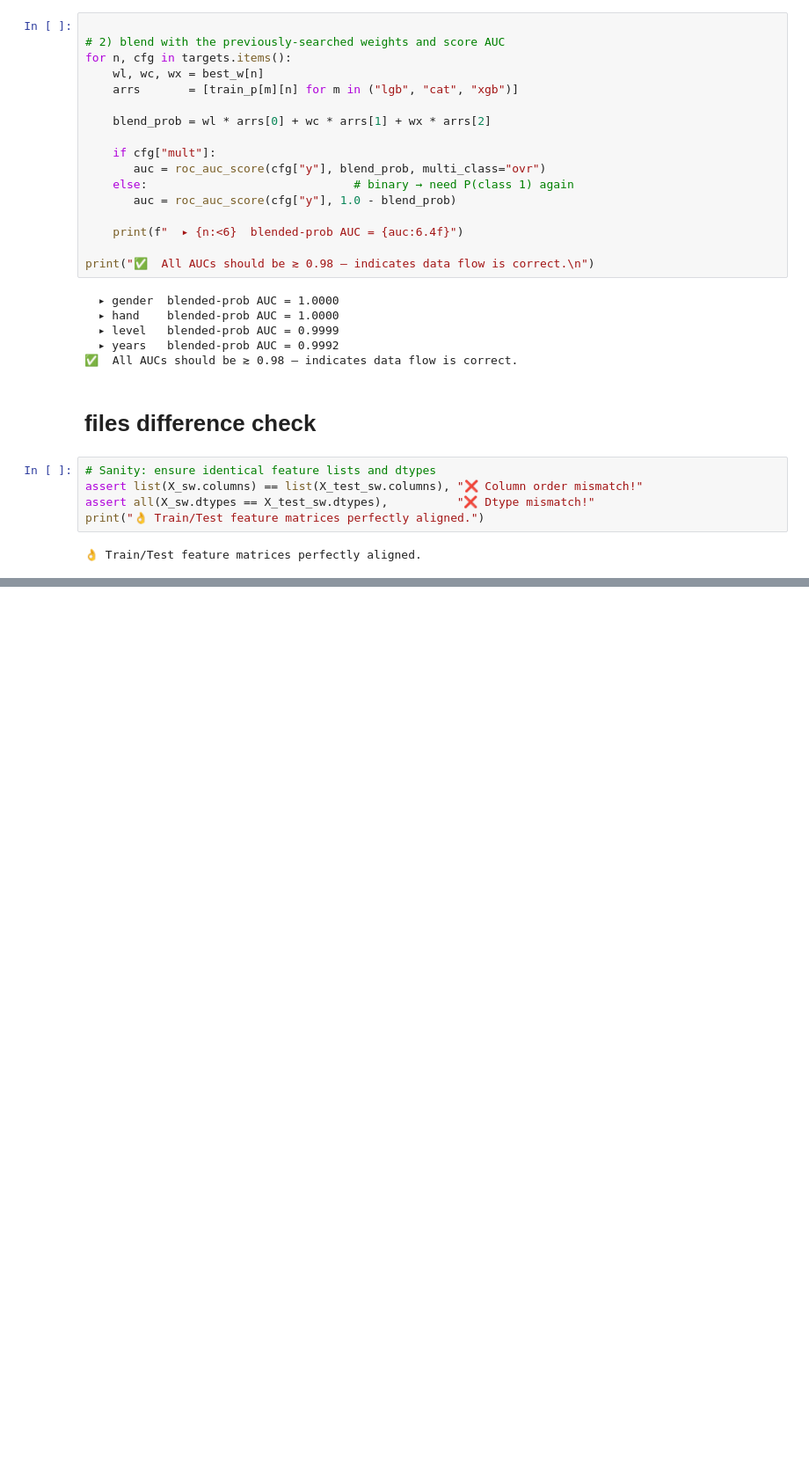
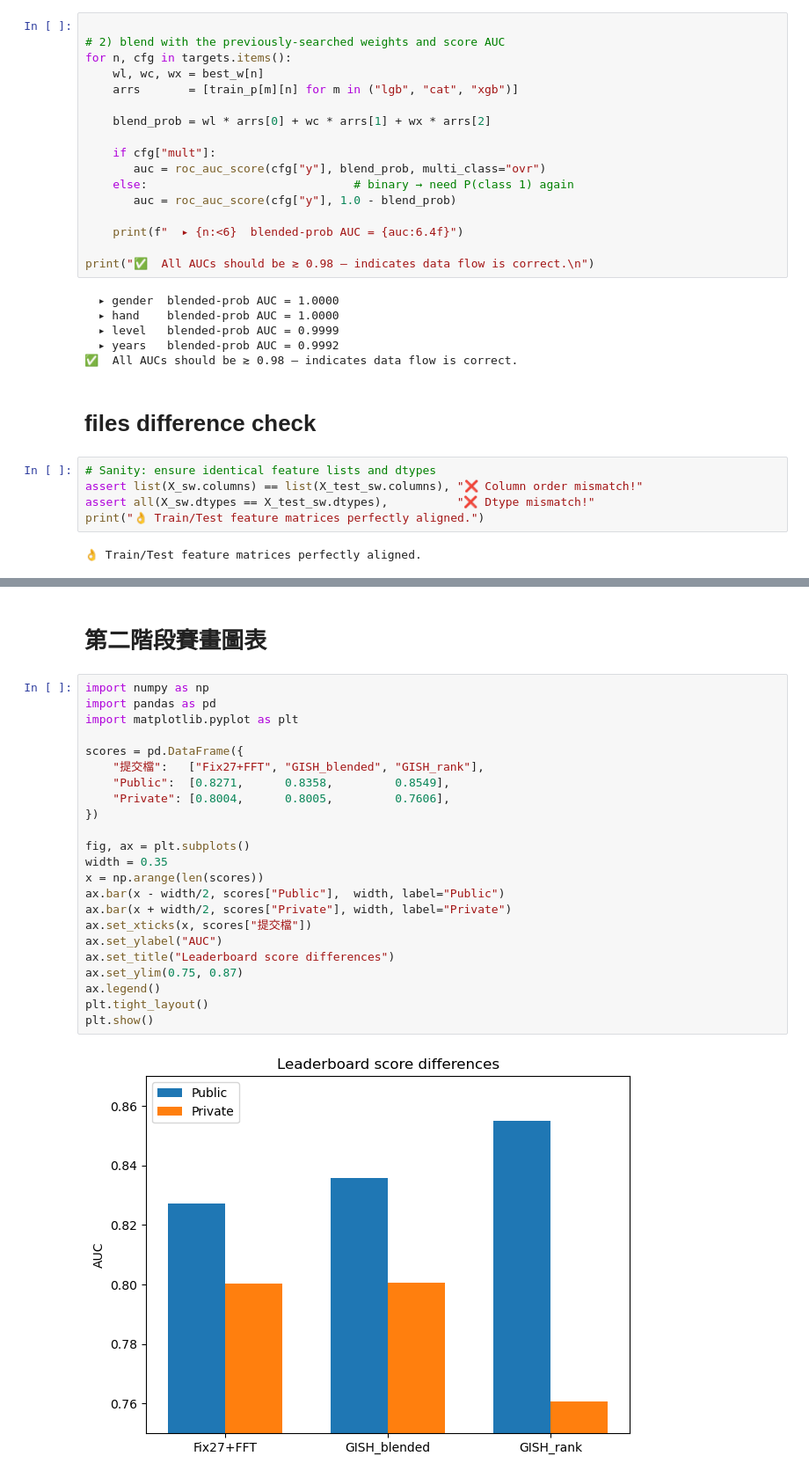
Before and after one commit to GISH123/AICup_2025_tabletennis, a Jupyter notebook: 20250601_o3_new_holdout_gish_0.85495208.ipynb, the cells around one changed output, grey strips where cells are left out. Shown: that part at 88% size. Cells and saved outputs as stored; diff of their text form; blank space fills up the shorter version.

```diff
--- a/20250601_o3_new_holdout_gish_0.85495208.ipynb
+++ b/20250601_o3_new_holdout_gish_0.85495208.ipynb
@@ -808,0 +821,27 @@ Overall average change: 0.2997817779362782
+# %% [markdown]
+# 第二階段賽畫圖表
+# %%
+import numpy as np
+import pandas as pd
+import matplotlib.pyplot as plt
+
+scores = pd.DataFrame({
+    "提交檔":   ["Fix27+FFT", "GISH_blended", "GISH_rank"],
+    "Public":  [0.8271,      0.8358,         0.8549],
+    "Private": [0.8004,      0.8005,         0.7606],
+})
+
+fig, ax = plt.subplots()
+width = 0.35
+x = np.arange(len(scores))
+ax.bar(x - width/2, scores["Public"],  width, label="Public")
+ax.bar(x + width/2, scores["Private"], width, label="Private")
+ax.set_xticks(x, scores["提交檔"])
+ax.set_ylabel("AUC")
+ax.set_title("Leaderboard score differences")
+ax.set_ylim(0.75, 0.87)
+ax.legend()
+plt.tight_layout()
+plt.show()
+# %% [output]
+[figure, added]
```
Also changed, not shown: parts of 7 cells of this notebook, 4 other files.
